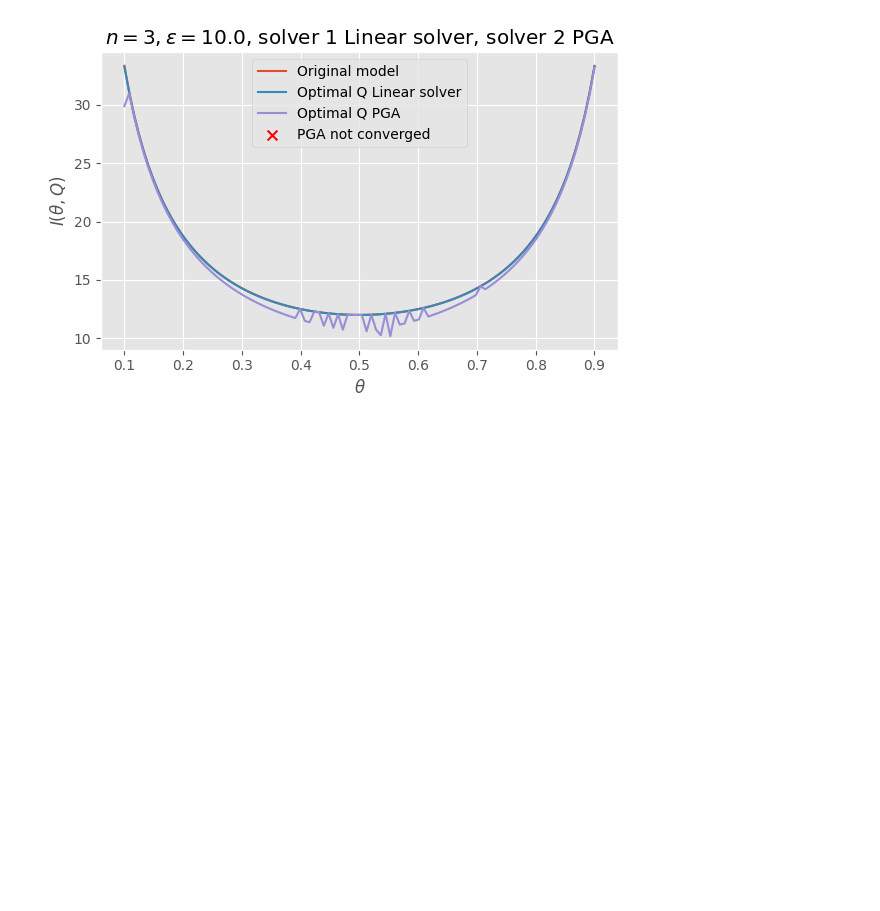
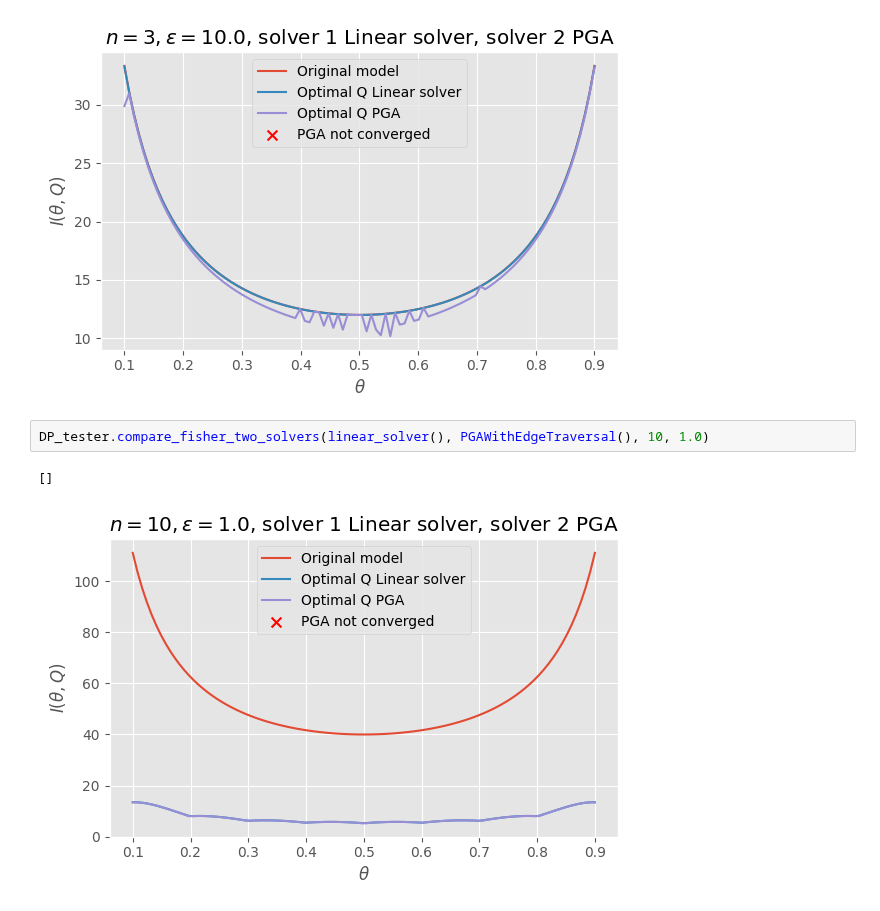
Before and after one commit to MatejVe/locally_efficient_differential_privacy, a Jupyter notebook: pga_with_edges.ipynb, the cells around one changed output. Saved outputs shown, nothing was run; the diff lists cells and outputs as text; blank space fills up the shorter version.

Commit message:
pga edge

```diff
--- a/pga_with_edges.ipynb
+++ b/pga_with_edges.ipynb
@@ -80,3 +81,8 @@ DP_tester.compare_fisher_two_solvers(linear_solver(), PGAWithEdgeTraversal(), 3,
 # %% [output]
 []
 [figure]
+# %%
+DP_tester.compare_fisher_two_solvers(linear_solver(), PGAWithEdgeTraversal(), 10, 1.0)
+# %% [output]
+[]
+[figure, added]
```
Also changed, not shown: parts of 2 cells of this notebook.
